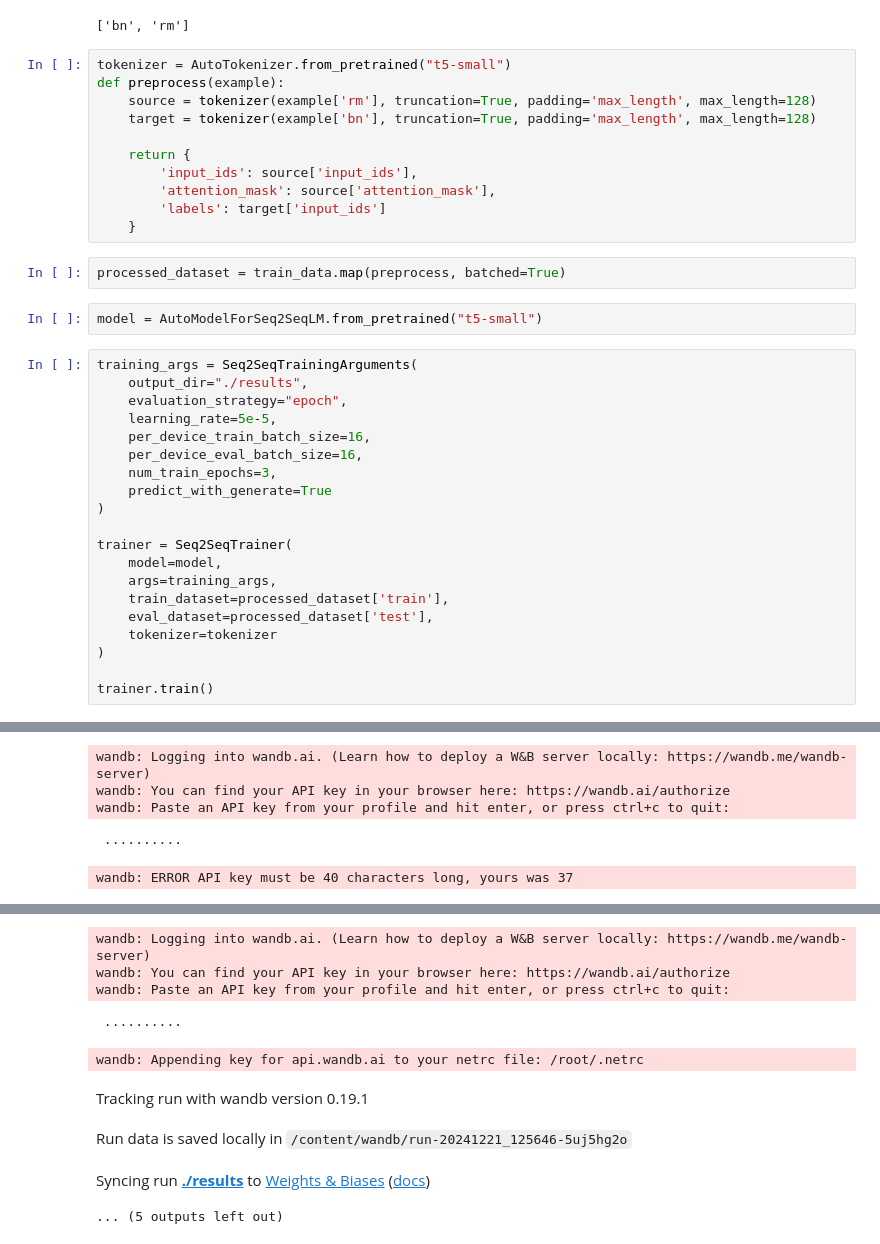
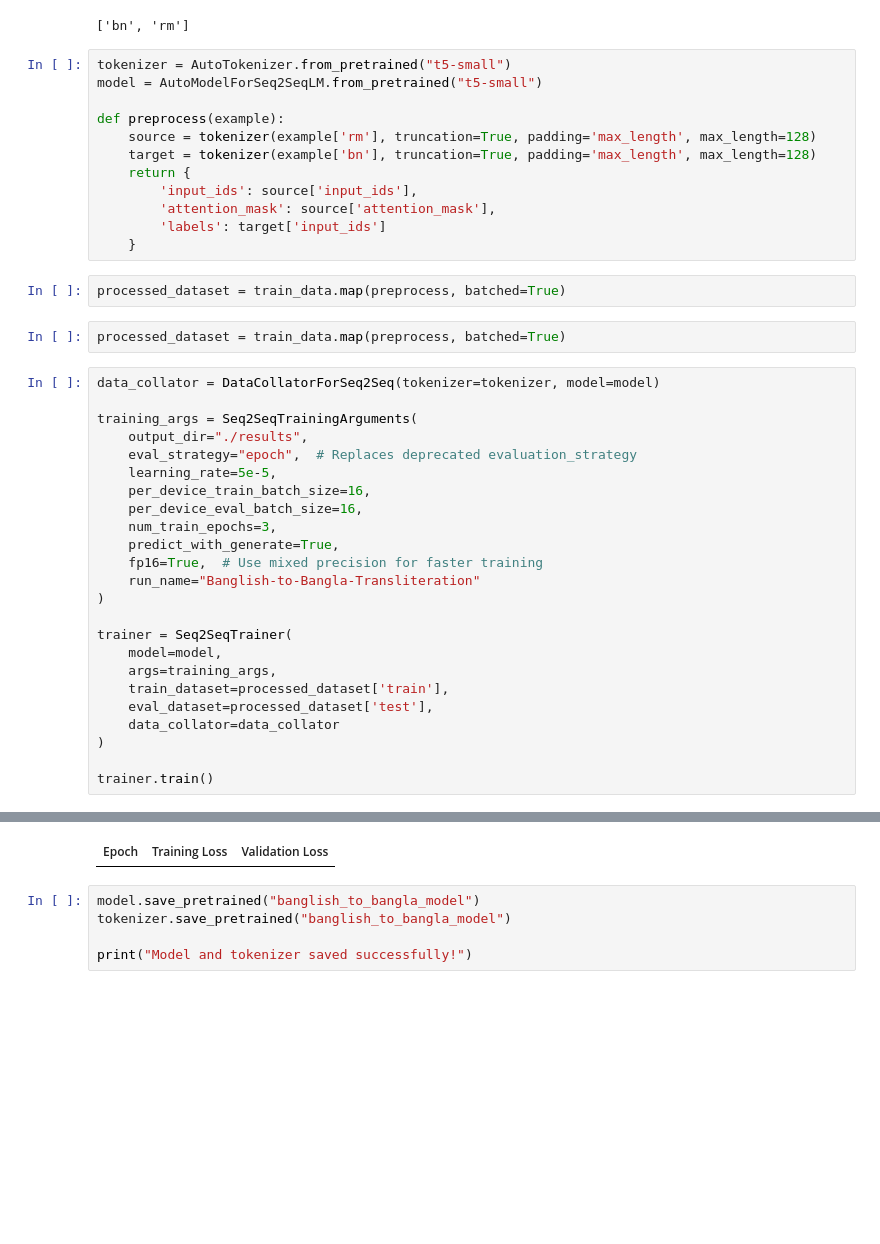
Before and after one commit to AsifShawon/Hackathon, a Jupyter notebook: Challenge_1/Challenge1.ipynb, the cells around one changed output, grey strips where cells are left out. Drawn from its saved outputs; the diff is of its cells as text; blank space fills up the shorter version.

```diff
--- a/Challenge_1/Challenge1.ipynb
+++ b/Challenge_1/Challenge1.ipynb
@@ -22,10 +44,11 @@ print(dataset['train'].column_names)
 ['bn', 'rm']
 # %%
 tokenizer = AutoTokenizer.from_pretrained("t5-small")
+model = AutoModelForSeq2SeqLM.from_pretrained("t5-small")
+
 def preprocess(example):
     source = tokenizer(example['rm'], truncation=True, padding='max_length', max_length=128)
     target = tokenizer(example['bn'], truncation=True, padding='max_length', max_length=128)
-
     return {
         'input_ids': source['input_ids'],
         'attention_mask': source['attention_mask'],
@@ -33,17 +56,21 @@ def preprocess(example):
     }
 # %%
 processed_dataset = train_data.map(preprocess, batched=True)
-# %%
-model = AutoModelForSeq2SeqLM.from_pretrained("t5-small")
+# %%
+processed_dataset = train_data.map(preprocess, batched=True)
 # %%
+data_collator = DataCollatorForSeq2Seq(tokenizer=tokenizer, model=model)
+
 training_args = Seq2SeqTrainingArguments(
     output_dir="./results",
-    evaluation_strategy="epoch",
+    eval_strategy="epoch",  # Replaces deprecated evaluation_strategy
     learning_rate=5e-5,
     per_device_train_batch_size=16,
     per_device_eval_batch_size=16,
     num_train_epochs=3,
-    predict_with_generate=True
+    predict_with_generate=True,
+    fp16=True,  # Use mixed precision for faster training
+    run_name="Banglish-to-Bangla-Transliteration"
 )
 
 trainer = Seq2SeqTrainer(
@@ -51,7 +78,7 @@ trainer = Seq2SeqTrainer(
     args=training_args,
     train_dataset=processed_dataset['train'],
     eval_dataset=processed_dataset['test'],
-    tokenizer=tokenizer
+    data_collator=data_collator
 )
 
 trainer.train()
@@ -62,5 +86,0 @@ wandb: Using wandb-core as the SDK backend.  Please refer to https://wandb.me/wa
-wandb: Logging into wandb.ai. (Learn how to deploy a W&B server locally: https://wandb.me/wandb-server)
-wandb: You can find your API key in your browser here: https://wandb.ai/authorize
-wandb: Paste an API key from your profile and hit enter, or press ctrl+c to quit:
- ··········
-wandb: ERROR API key must be 40 characters long, yours was 37
@@ -68,10 +87,7 @@ wandb: ERROR API key must be 40 characters long, yours was 37
-wandb: Logging into wandb.ai. (Learn how to deploy a W&B server locally: https://wandb.me/wandb-server)
-wandb: You can find your API key in your browser here: https://wandb.ai/authorize
-wandb: Paste an API key from your profile and hit enter, or press ctrl+c to quit:
- ··········
-wandb: Appending key for api.wandb.ai to your netrc file: /root/.netrc
-Tracking run with wandb version 0.19.1
-Run data is saved locally in /content/wandb/run-20241221_125646-5uj5hg2o
-Syncing run ./results to Weights & Biases (docs)
-... (5 outputs left out)
+| Epoch | Training Loss | Validation Loss |
+# %%
+model.save_pretrained("banglish_to_bangla_model")
+tokenizer.save_pretrained("banglish_to_bangla_model")
+
+print("Model and tokenizer saved successfully!")
 # %%
```
Also changed, not shown: parts of 5 cells of this notebook, 5 other files.
